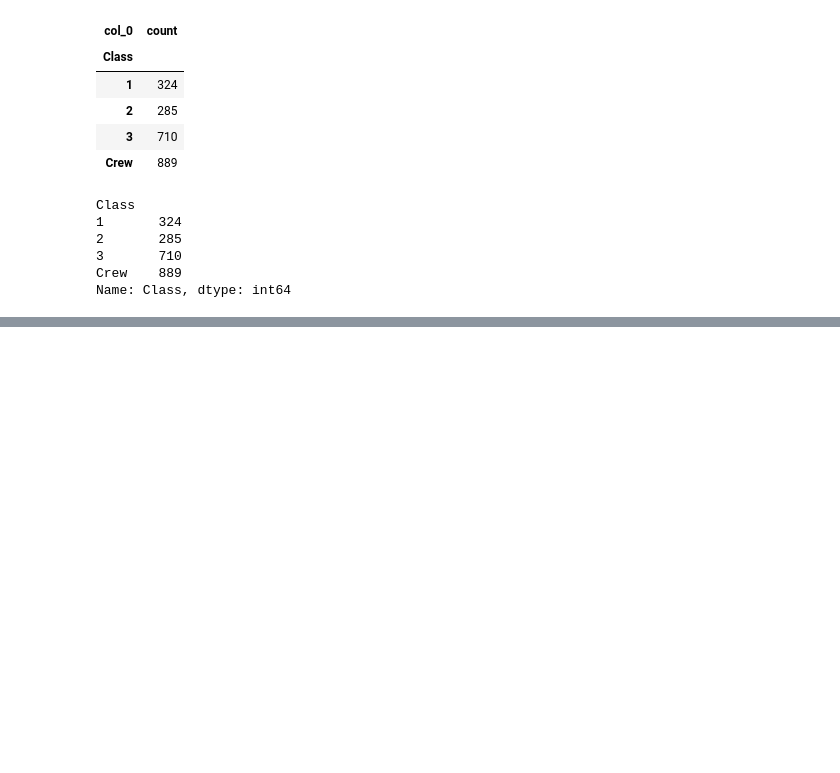
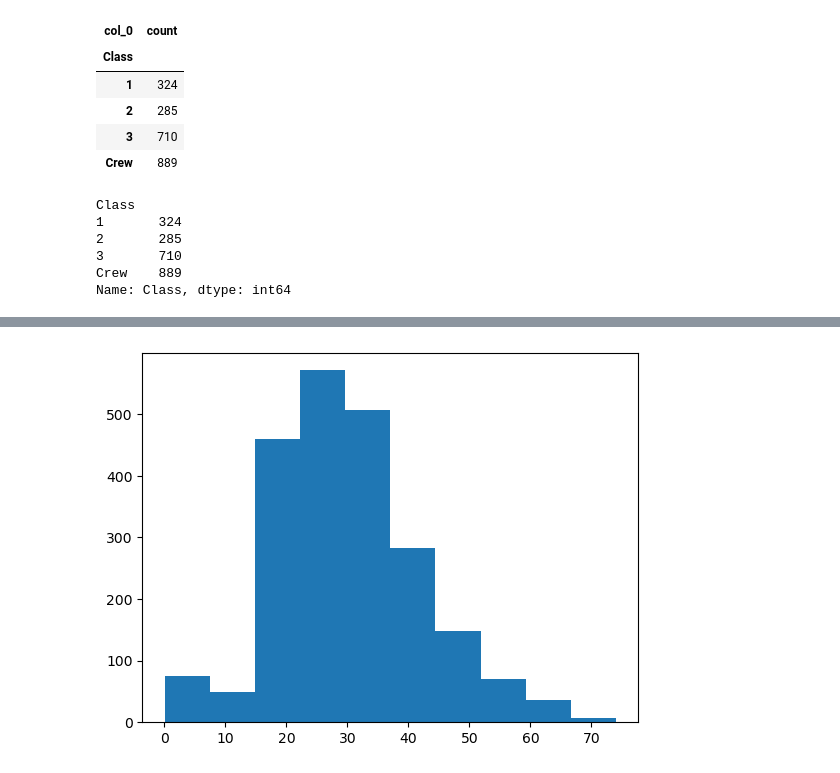
Before and after one commit to StephenDSNYC/IS5, a Jupyter notebook: code/ch02/ch02titanic.ipynb, the cells around one changed output, grey strips where cells are left out. Saved outputs shown, nothing was run; the diff lists cells and outputs as text; code cells hidden in the pictures; blank space fills up the shorter version.

```diff
--- a/code/ch02/ch02titanic.ipynb
+++ b/code/ch02/ch02titanic.ipynb
@@ -79,0 +110,4 @@ titanic['Class'].value_counts(ascending=True).plot(kind='pie')  # pandas generat
+# %%
+plt.hist(titanic['Age'], bins=10);
+# %% [output]
+[figure, added]
```
Also changed, not shown: parts of 19 cells of this notebook, 1 other file.
